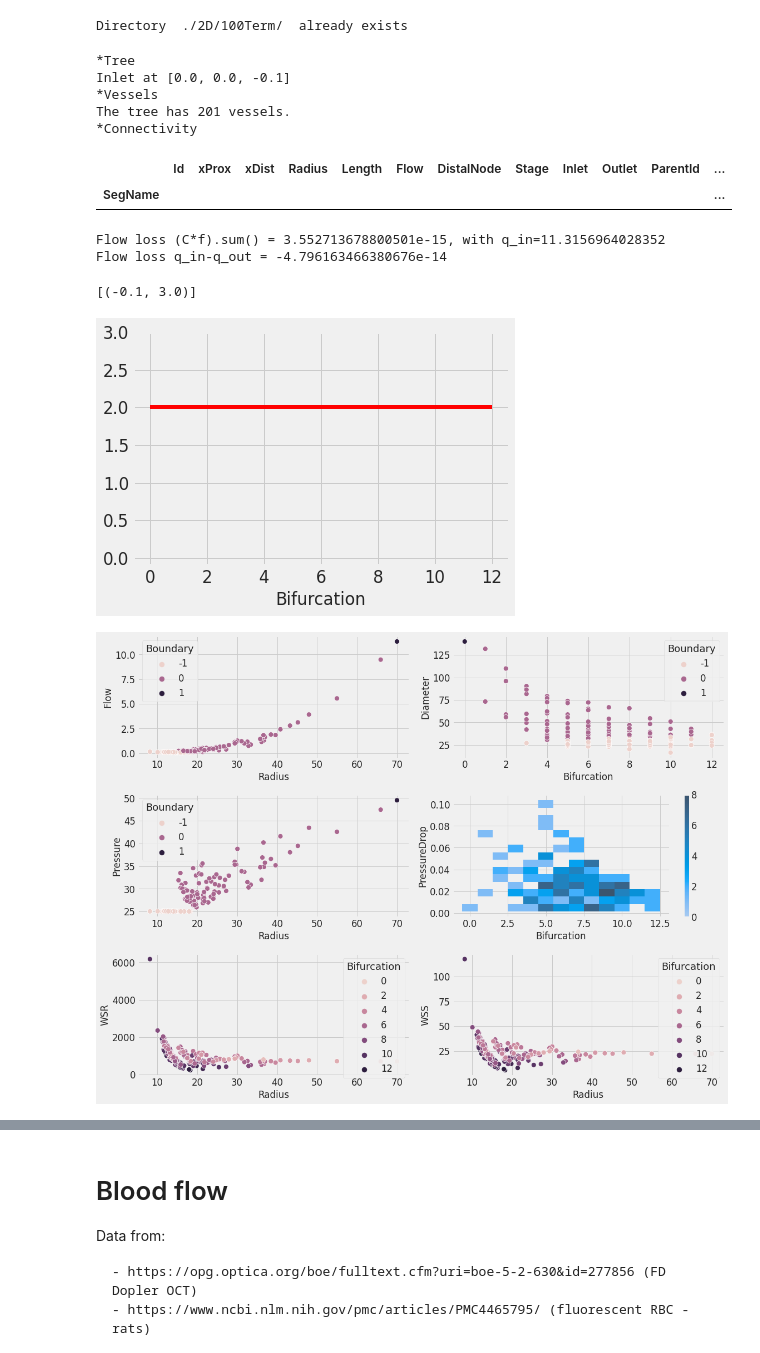
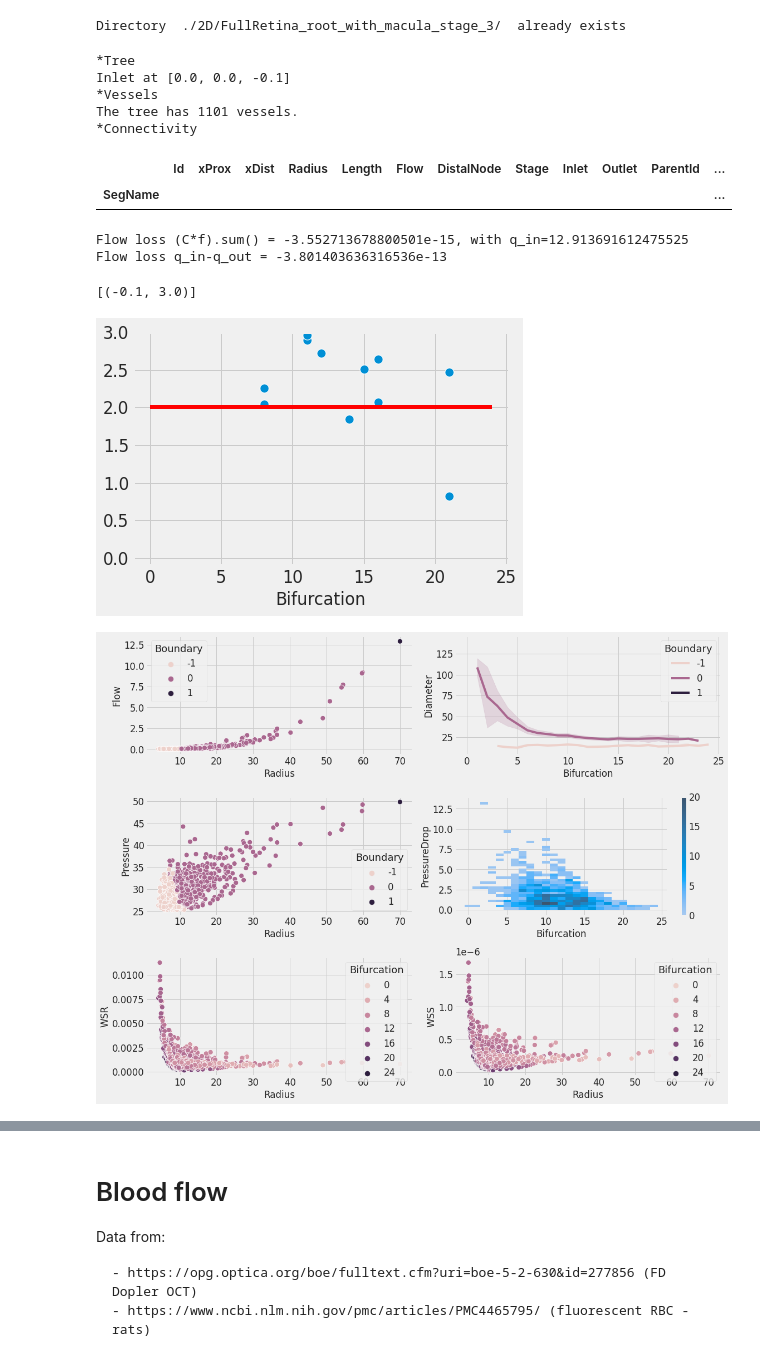
Before and after one commit to remihndz/Virtual-Angiogenesis, a Jupyter notebook: WholeRetina/Results/Analyse-CCO-Whole-Retina.ipynb, the cells around one changed output, grey strips where cells are left out. Drawn from its saved outputs; the diff is of its cells as text; code cells hidden in the pictures.

Commit message:
Added a variable to convert the units easily. Fixed the bad conditionning warning.

```diff
--- a/WholeRetina/Results/Analyse-CCO-Whole-Retina.ipynb
+++ b/WholeRetina/Results/Analyse-CCO-Whole-Retina.ipynb
@@ -12,7 +12,7 @@ plt.style.use('fivethirtyeight')
 # %%
 dataDir    = '../Data/'
 resultsDir = './2D/'
-filename   = '100Term.cco'
+filename   = 'FullRetina_root_with_macula_stage_3.cco'
 CCOFile    = resultsDir + filename
 imagesDir  = CCOFile[:-4]+'/'
 
@@ -23,7 +23,7 @@ try:
 except FileExistsError:
     print("Directory " , imagesDir,  " already exists")
 # %% [output]
-Directory  ./2D/100Term/  already exists
+Directory  ./2D/FullRetina_root_with_macula_stage_3/  already exists
 # %%
 def VerticalProjection(P):
     r = 1.14e04 # In microns
@@ -148,13 +148,22 @@ def Viscosity(d, hd=0.45, Type='Pries'):
         C = (0.8 + np.exp(-0.075*d))*(-1+(1+10**-11*(d)**12)**-1)+(1+10**-11*(d)**12)**-1
         return ( 1 + (mu045-1)*((1-hd)**C-1)/((1-0.45)**C-1) )
 # %%
+# The length unit will be centimeter
+lengthUnit = 'm'
+if lengthUnit == 'cm':
+    m_to_lengthUnit = 1e2
+elif lengthUnit == 'mm':
+    m_to_lengthUnit = 1e3
+else:
+    m_to_lengthUnit = 1.0
+
 def SolveFlow(Connectivity, Radii, Length, D, df, viscosityModel='Pries', Qperf=15.0):
 
-    muLmin_to_m3sec = 1e-9/60
-    muLmin_to_mum3sec = 1e9/60
-    mmHg_to_Pa = 133.3224 # To Pa=kg.m^-1.s^-2
-    cP_to_Pas  = 1e-3     # To Pa.s=kg.m^-1.s^-1
-    micron_to_meter = 1e-6
+    muLmin_to_m3sec = 1e-9/60 * (m_to_lengthUnit**3)
+    muLmin_to_mum3sec = 1e9/60 / (m_to_lengthUnit**3)
+    mmHg_to_Pa = 133.3224 / m_to_lengthUnit # To Pa=kg.m^-1.s^-2
+    cP_to_Pas  = 1e-3 / m_to_lengthUnit     # To Pa.s=kg.m^-1.s^-1
+    micron_to_meter = 1e-6 * m_to_lengthUnit
     mum_to_mm = 1e-3
     Pa_to_dynecm2 = 1e1
 
@@ -383,56 +392,56 @@ df.loc[df.Length==0]
 *Tree
 Inlet at [0.0, 0.0, -0.1]
 *Vessels
-The tree has 201 vessels.
+The tree has 1101 vessels.
 *Connectivity
 |  | Id | xProx | xDist | Radius | Length | Flow | DistalNode | Stage | Inlet | Outlet | ParentId | ... |
 | SegName |  |  |  |  |  |  |  |  |  |  |  | ... |
 # %%
 df = SolveFlow(C, Radii, Length, D, df, viscosityModel='Pries', Qperf=15)
 # %% [output]
-Flow loss (C*f).sum() = 3.552713678800501e-15, with q_in=11.3156964028352
-Flow loss q_in-q_out = -4.796163466380676e-14
+Flow loss (C*f).sum() = -3.552713678800501e-15, with q_in=12.913691612475525
+Flow loss q_in-q_out = -3.801403636316536e-13
 # %%
 g = sns.scatterplot(x=df.Bifurcation, y=df.Length/df.Radius)
 g.plot([0,df.Bifurcation.max()], [2,2], c='red')
 g.set(ylim=(-0.1,3))
 # %% [output]
 [(-0.1, 3.0)]
-[figure, old version]
+[figure, new version]
 # %%
 '''
 Units should be:
     - Length (and volumes) in microns
     - Time in seconds
     - Pressure in mmHg
     - Wall shear rate in s^-1
     - Wall shear stress in dyn.cm^2 (=0.1Pa)
 '''
 
 
 scale=False
 if scale:
     df.Flow = df.Flow/df.Flow.max()
 
 
 fig, axes = plt.subplots(3,2, figsize=(16,12),sharex='none', sharey='none')
 #fig.tight_layout()
 axes = axes.ravel()
 for ax in axes:
     ax.set(yscale='linear')
 sns.scatterplot(data=df, x='Radius', y='Flow', hue='Boundary', ax=axes[0])
 sns.scatterplot(data=df, x='Radius', y='Pressure', hue='Boundary', ax=axes[2])
-sns.scatterplot(data=df, x='Bifurcation', y='Diameter', hue='Boundary', ax=axes[1])
+sns.lineplot(data=df, x='Bifurcation', y='Diameter', hue='Boundary', ax=axes[1])
 #sns.scatterplot(data=df, x='Radius', y='Pressure', hue='Boundary', ax=axes[3])
 axes[3].set(yscale='linear')
 sns.histplot(data=df, y='PressureDrop', x='Bifurcation', discrete=(True, False), cbar=True, ax=axes[3])
 
 sns.scatterplot(data=df, x='Radius', y='WSR', hue='Bifurcation', ax=axes[4])
 sns.scatterplot(data=df, x='Radius', y='WSS', hue='Bifurcation', ax=axes[5])
 
 fig.tight_layout()
 fig.savefig(imagesDir + 'Haemodynamics.jpg', dpi=300)
 # %% [output]
-[figure, old version]
+[figure, new version]
 # %% [markdown]
 # Comparing 1<sup>st</sup> and 2<sup>nd</sup> order arterioles
```
Also changed, not shown: parts of 9 cells of this notebook, 1 other file.
